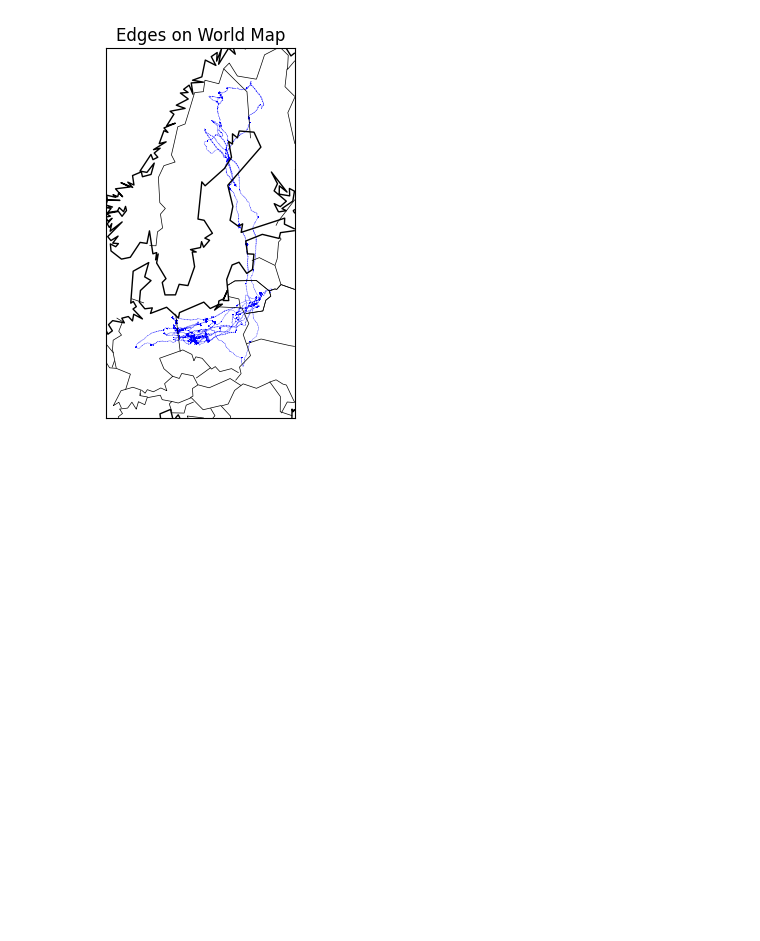
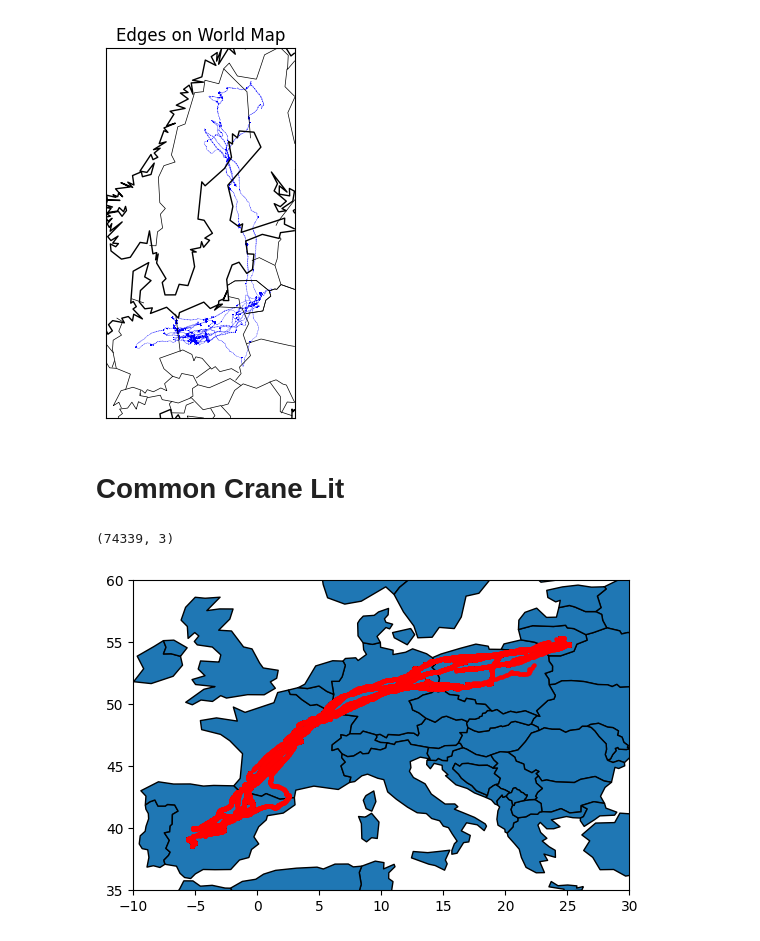
Before and after one commit to YYashraj/Bird-MIgration-Network, a Jupyter notebook: Just Some Exploration/Movebank/construct.ipynb, the cells around one changed output. Saved outputs shown, nothing was run; the diff lists cells and outputs as text; code cells hidden in the pictures; blank space fills up the shorter version.

```diff
--- a/Just Some Exploration/Movebank/construct.ipynb
+++ b/Just Some Exploration/Movebank/construct.ipynb
@@ -111,3 +123,27 @@ file_path = os.path.join(folder_path, "Common-Crane-2020.csv")
 df_crane = df_crane[['timestamp', 'location-long', 'location-lat']]
 # Save the DataFrame as a CSV file
 df_crane.to_csv(file_path, index=False)
+# %% [markdown]
+# Common Crane Lit
+# %%
+df_cranelit = pd.read_csv('Common Crane Lithuania GPS, 2015-2016.csv')
+df_cranelit = df_cranelit[df_cranelit['tag-local-identifier'] == 15015]
+df_cranelit = df_cranelit[['timestamp', 'location-long', 'location-lat']]
+df_cranelit.shape
+# %% [output]
+(74339, 3)
+# %%
+# Create a GeoDataFrame from the filtered DataFrame
+gdf = gpd.GeoDataFrame(df_cranelit, geometry=gpd.points_from_xy(df_cranelit['location-long'], df_cranelit['location-lat']))
+# Load the world map
+world = gpd.read_file(gpd.datasets.get_path('naturalearth_lowres'))
+# Plot the world map
+base = world.plot(edgecolor='black')
+# Plot the scatter plot on the world map
+gdf.plot(ax=base, marker='o', color='red', markersize=5)
+
+plt.xlim(-10, 30)
+plt.ylim(35, 60)
+plt.show()
+# %% [output]
+[figure, added]
```
Also changed, not shown: parts of 3 cells of this notebook, 2 other files.
